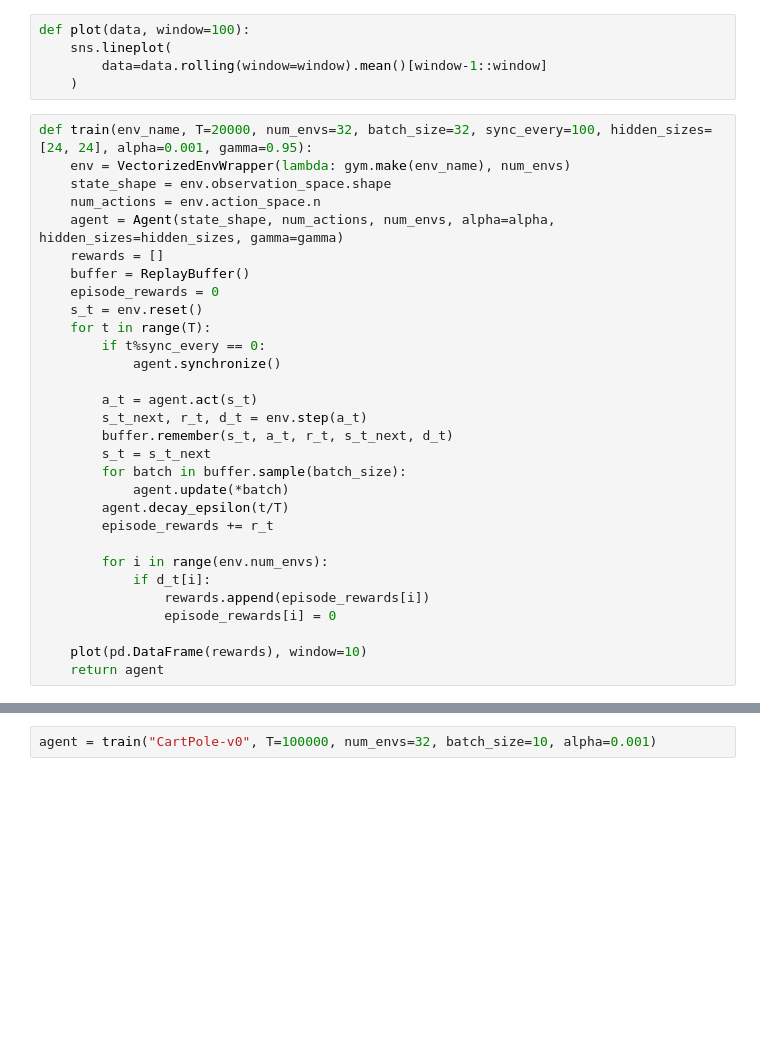
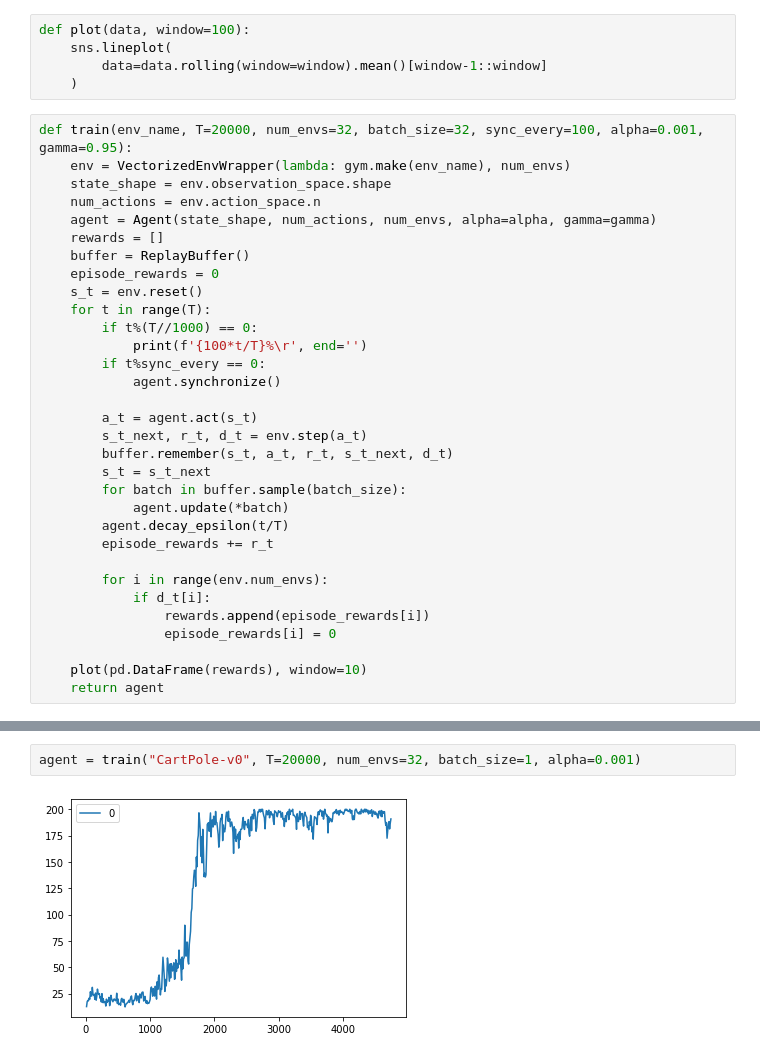
Before and after one commit to avandekleut/q-learning, a Jupyter notebook: q-learning-torch.ipynb, the cells around one changed output, grey strips where cells are left out. Cells and saved outputs as stored; diff of their text form; blank space fills up the shorter version.

```diff
--- a/q-learning-torch.ipynb
+++ b/q-learning-torch.ipynb
@@ -48,16 +48,18 @@ def plot(data, window=100):
         data=data.rolling(window=window).mean()[window-1::window]
     )
 # %%
-def train(env_name, T=20000, num_envs=32, batch_size=32, sync_every=100, hidden_sizes=[24, 24], alpha=0.001, gamma=0.95):
+def train(env_name, T=20000, num_envs=32, batch_size=32, sync_every=100, alpha=0.001, gamma=0.95):
     env = VectorizedEnvWrapper(lambda: gym.make(env_name), num_envs)
     state_shape = env.observation_space.shape
     num_actions = env.action_space.n
-    agent = Agent(state_shape, num_actions, num_envs, alpha=alpha, hidden_sizes=hidden_sizes, gamma=gamma)
+    agent = Agent(state_shape, num_actions, num_envs, alpha=alpha, gamma=gamma)
     rewards = []
     buffer = ReplayBuffer()
     episode_rewards = 0
     s_t = env.reset()
     for t in range(T):
+        if t%(T//1000) == 0:
+            print(f'{100*t/T}%\r', end='')
         if t%sync_every == 0:
             agent.synchronize()
 
@@ -135,4 +137,6 @@ class Agent:
         loss.backward()
         self.optimizer.step()
 # %%
-agent = train("CartPole-v0", T=100000, num_envs=32, batch_size=10, alpha=0.001)
+agent = train("CartPole-v0", T=20000, num_envs=32, batch_size=1, alpha=0.001)
+# %% [output]
+[figure, added]
```
Also changed, not shown: parts of 4 cells of this notebook, 11 other files.
